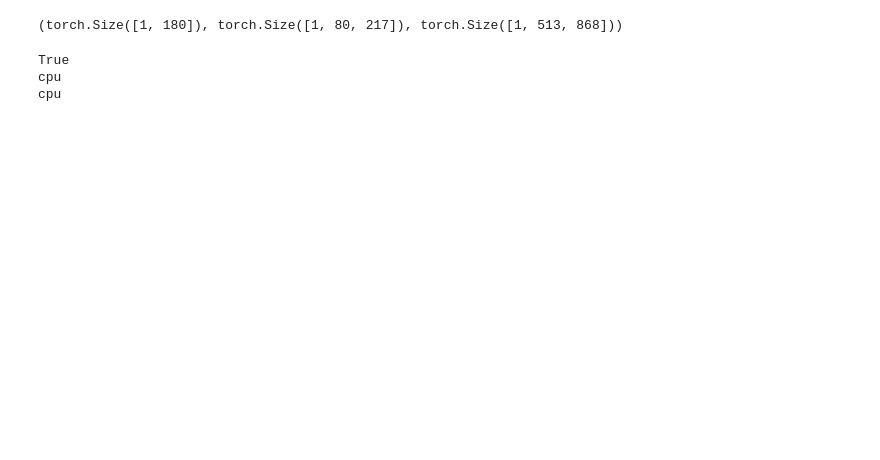
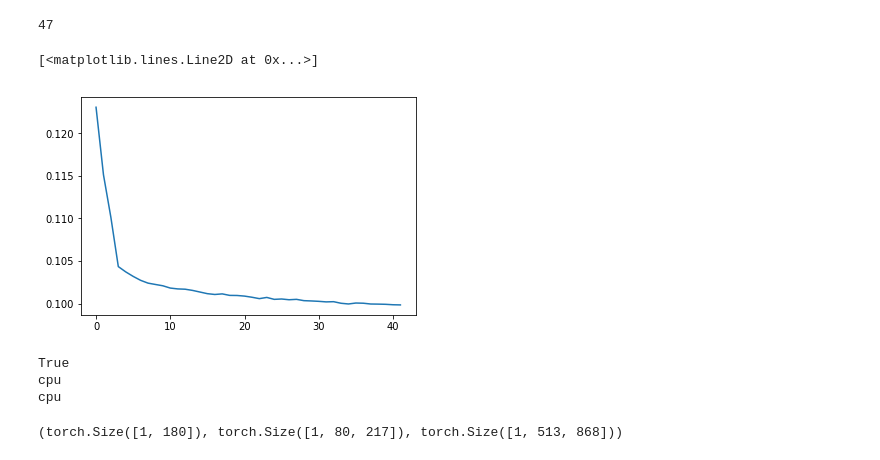
Before and after one commit to aduriseti/ETTTS_pytorch, a Jupyter notebook: dcttsEval.ipynb, the cells around one changed output. Saved outputs shown, nothing was run; the diff lists cells and outputs as text; code cells hidden in the pictures; blank space fills up the shorter version.

```diff
--- a/dcttsEval.ipynb
+++ b/dcttsEval.ipynb
@@ -109,9 +116,12 @@ LOADED EPOCH 101, LOSS 0.09999311505191362, BEST LOSS 0.09999311505191362
-# %%
-L,S,Y = datasets.LJSpeechDataset(ttmel=1).__getitem__(1)
-L,S,Y = L.unsqueeze(0),S.unsqueeze(0),Y.unsqueeze(0)
-L.shape,S.shape,Y.shape
-# %% [output]
-(torch.Size([1, 180]), torch.Size([1, 80, 217]), torch.Size([1, 513, 868]))
+# %%
+len(lossHist)
+# %% [output]
+47
+# %%
+plt.plot(lossHist[5:])
+# %% [output]
+[<matplotlib.lines.Line2D at 0x...>]
+[figure, added]
 # %%
 print(ch.cuda.is_available())
 print(dev)
@@ -134,3 +150,9 @@ cpu
+# %%
+L,S,Y = datasets.LJSpeechDataset(ttmel=1).__getitem__(100)
+L,S,Y = L.unsqueeze(0),S.unsqueeze(0),Y.unsqueeze(0)
+L.shape,S.shape,Y.shape
+# %% [output]
+(torch.Size([1, 180]), torch.Size([1, 80, 217]), torch.Size([1, 513, 868]))
 # %%
 # initial audio enc
 # S = ch.zeros((80,217)).to(dev).unsqueeze(0)
```
Also changed, not shown: parts of 8 cells of this notebook, 3 other files.
